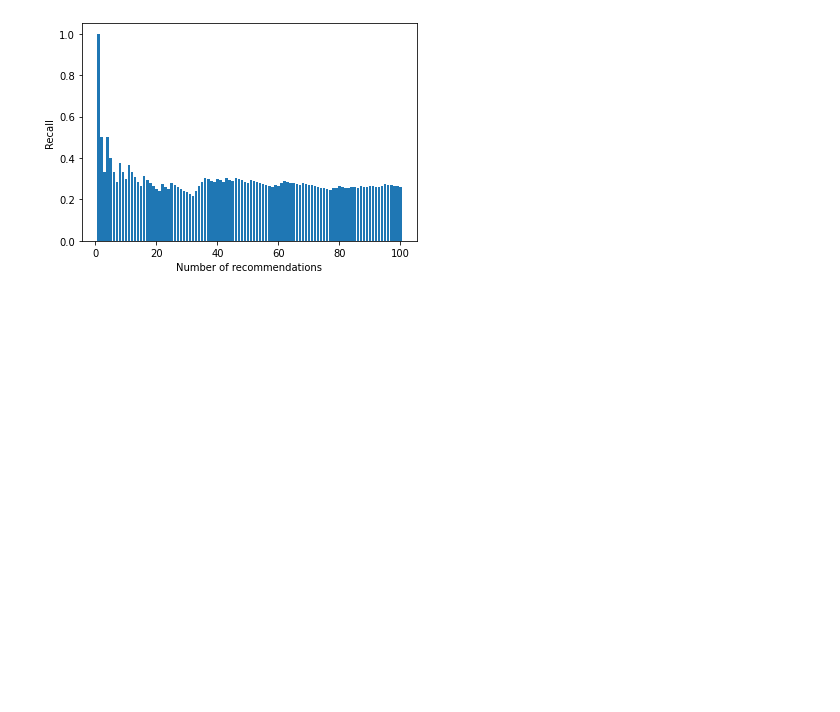
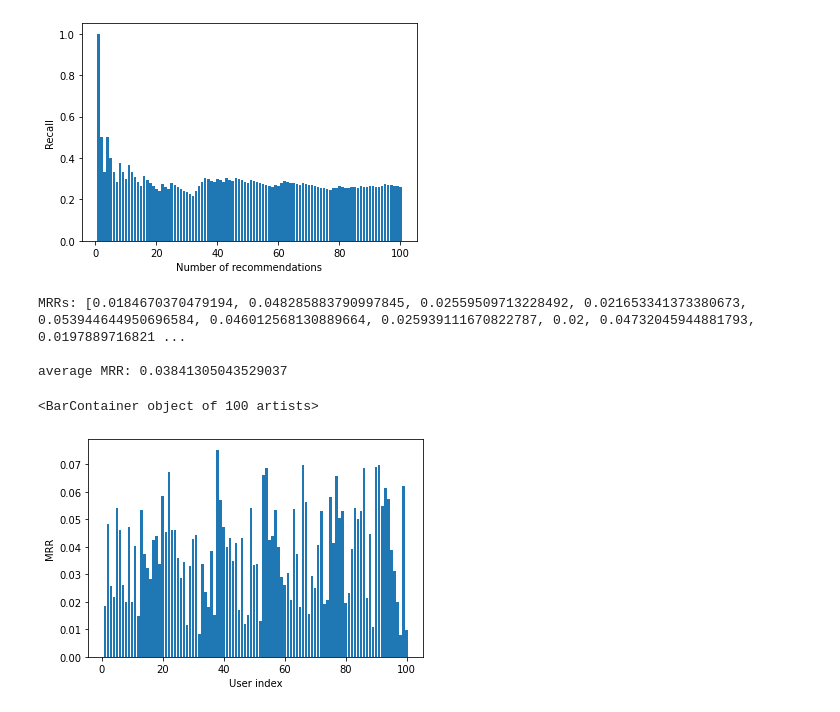
Before and after one commit to erikskaar/TDT4215, a Jupyter notebook: main.ipynb, the cells around one changed output. Cells and saved outputs as stored; diff of their text form; code cells hidden in the pictures; blank space fills up the shorter version.

```diff
--- a/main.ipynb
+++ b/main.ipynb
@@ -114,7 +114,7 @@ recalls = []
 for y in range(0, 100):
     recommendations = model.recommend(y, test_data[y], filter_already_liked_items=True, recalculate_user=True, N=50)
     ids = list(map(lambda x: item_ids[x], list(recommendations[0])))
-    recalls.append(evaluate_recall(ids, y+1, 50))
+    recalls.append(evaluate_recall(ids, y+1))
 print('recalls: ' + str(recalls) + '\n')
 print('average recall: ' + str(sum(recalls) / len(recalls)))
 # %% [output]
@@ -150,3 +150,40 @@ plt.bar([x for x in range(1, 101)], height=recalls, data=recalls)
 # %% [output]
 <BarContainer object of 100 artists>
 [figure]
+# %%
+def MRR(ids, user_index):
+    user_id = user_id_document_df[user_id_document_df.uid == user_index].iloc[0]['userId']
+    current_df = user_id_document_df.drop_duplicates(subset=['documentId', 'userId'])
+    mask = current_df.userId.apply(lambda x: x == user_id)
+    current_df = current_df[mask]
+    ranks = []
+
+    for index,id in enumerate(ids):
+        try:
+            if current_df[current_df.documentId == id].documentId.values[0] == id:
+                ranks.append(1/index)
+        except:
+            ranks.append(0)
+    return sum(ranks) / len(ranks)
+# %%
+'''
+Testing for different MRR values on different users with recommendations set to 50
+'''
+MRRs = []
+for y in range(0, 100):
+    recommendations = model.recommend(y, test_data[y], filter_already_liked_items=True, recalculate_user=True, N=50)
+    ids = list(map(lambda x: item_ids[x], list(recommendations[0])))
+    MRRs.append(MRR(ids, y+1))
+print('MRRs: ' + str(MRRs) + '\n')
+print('average MRR: ' + str(sum(MRRs) / len(MRRs)))
+# %% [output]
+MRRs: [0.0184670370479194, 0.048285883790997845, 0.02559509713228492, 0.021653341373380673, 0.053944644950696584, 0.046012568130889664, 0.025939111670822787, 0.02, 0.04732045944881793, 0.0197889716821 ...
+
+average MRR: 0.03841305043529037
+# %%
+plt.ylabel('MRR')
+plt.xlabel('User index')
+plt.bar([x for x in range(1, 101)], height=MRRs, data=MRRs)
+# %% [output]
+<BarContainer object of 100 artists>
+[figure, added]
```
Also changed, not shown: 1 other file.
